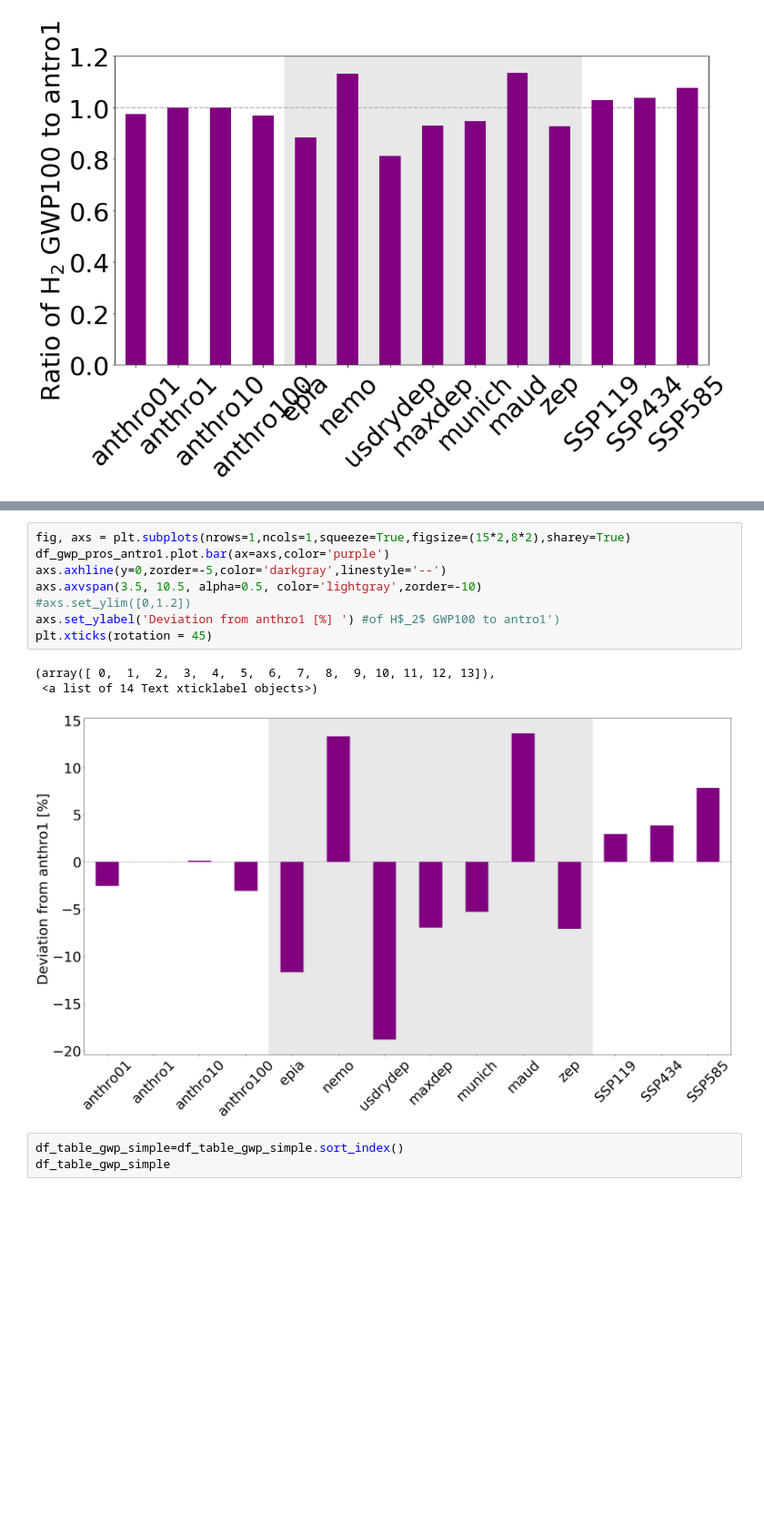
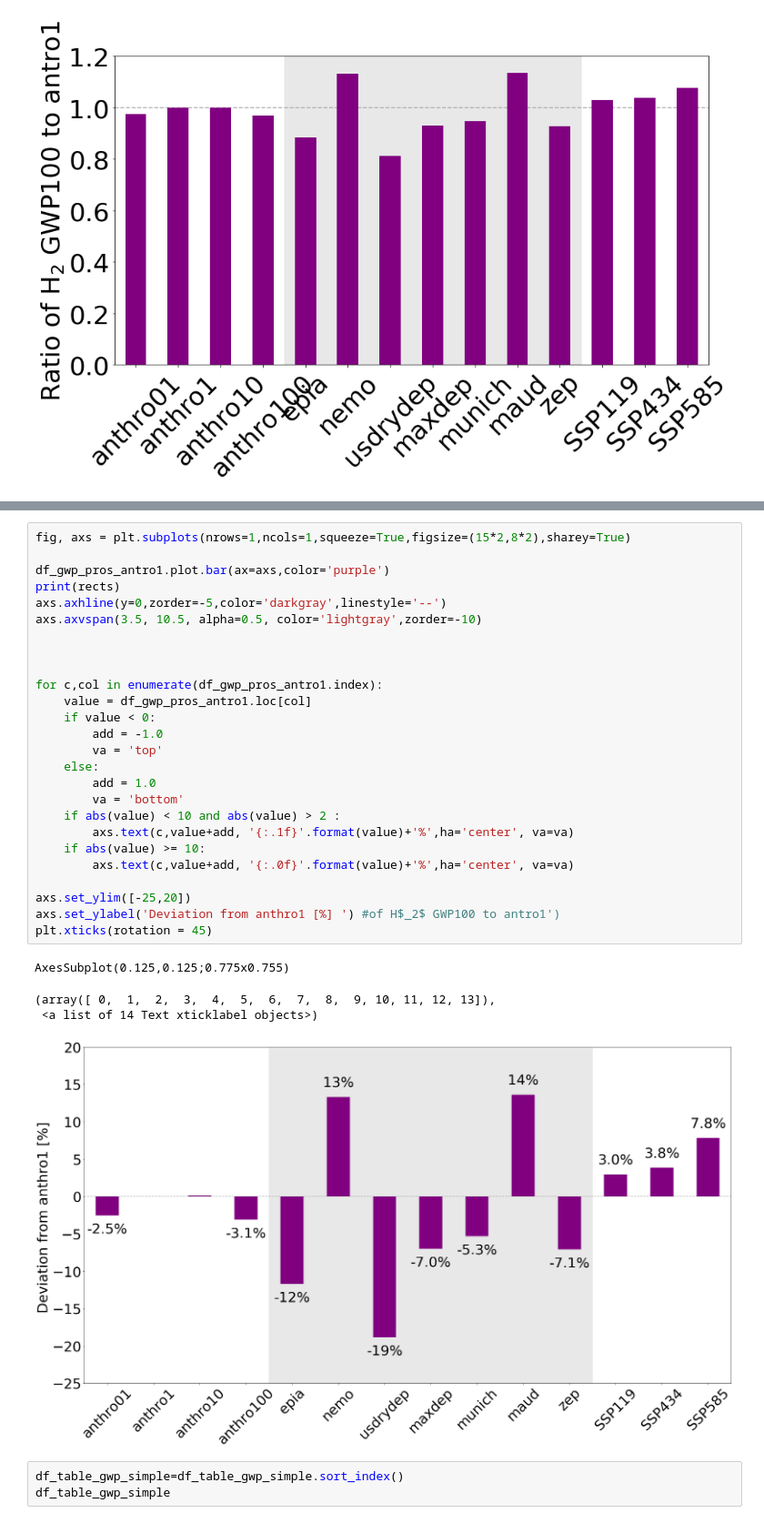
Before and after one commit to ragnhibs/Hydrogen_GWP_avi_sensitivity, a Jupyter notebook: GWP_figures.ipynb, the cells around one changed output, grey strips where cells are left out. Shown: that part at 91% size. Drawn from its saved outputs; the diff is of its cells as text; blank space fills up the shorter version.

```diff
--- a/GWP_figures.ipynb
+++ b/GWP_figures.ipynb
@@ -305,16 +305,35 @@ SSP585       7.83
 Name: Total, dtype: float64
 # %%
 fig, axs = plt.subplots(nrows=1,ncols=1,squeeze=True,figsize=(15*2,8*2),sharey=True)
+
 df_gwp_pros_antro1.plot.bar(ax=axs,color='purple')
+print(rects)
 axs.axhline(y=0,zorder=-5,color='darkgray',linestyle='--')
 axs.axvspan(3.5, 10.5, alpha=0.5, color='lightgray',zorder=-10)
-#axs.set_ylim([0,1.2])
+
+
+
+for c,col in enumerate(df_gwp_pros_antro1.index):
+    value = df_gwp_pros_antro1.loc[col]
+    if value < 0:
+        add = -1.0
+        va = 'top'
+    else:
+        add = 1.0
+        va = 'bottom'
+    if abs(value) < 10 and abs(value) > 2 :
+        axs.text(c,value+add, '{:.1f}'.format(value)+'%',ha='center', va=va)
+    if abs(value) >= 10:
+        axs.text(c,value+add, '{:.0f}'.format(value)+'%',ha='center', va=va)
+
+axs.set_ylim([-25,20])
 axs.set_ylabel('Deviation from anthro1 [%] ') #of H$_2$ GWP100 to antro1')
 plt.xticks(rotation = 45)
 # %% [output]
-(array([ 0,  1,  2,  3,  4,  5,  6,  7,  8,  9, 10, 11, 12, 13]),
- <a list of 14 Text xticklabel objects>)
+AxesSubplot(0.125,0.125;0.775x0.755)
+(array([ 0,  1,  2,  3,  4,  5,  6,  7,  8,  9, 10, 11, 12, 13]),
+ <a list of 14 Text xticklabel objects>)
-[figure, old version]
+[figure, new version]
 # %%
 df_table_gwp_simple=df_table_gwp_simple.sort_index()
 df_table_gwp_simple
```
